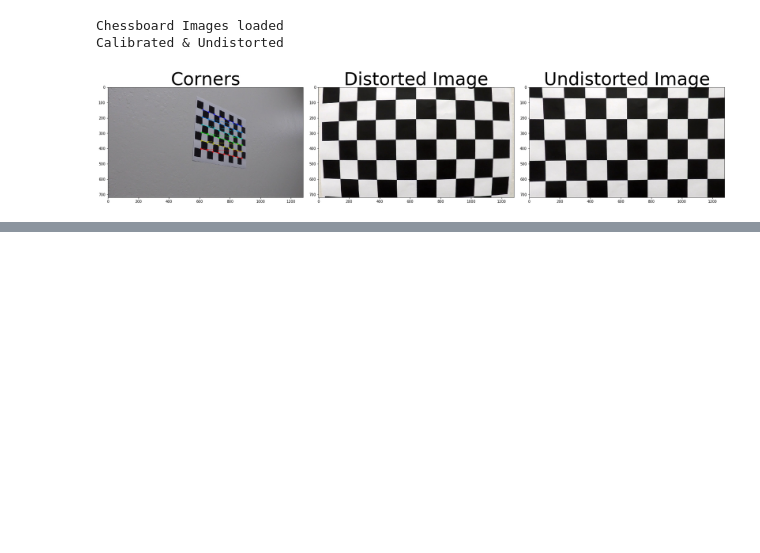
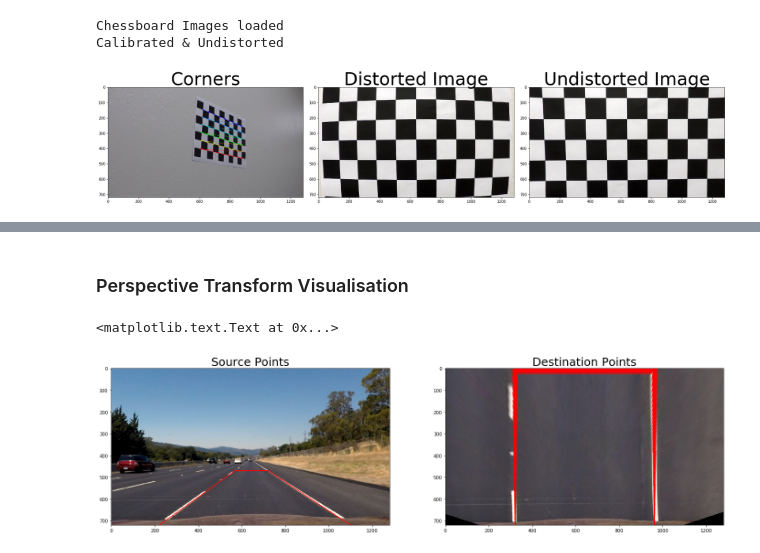
Before and after one commit to AZEngaria/CarND-P4-AdvanceLaneFinding, a Jupyter notebook: AdvanceLaneFindings.ipynb, the cells around one changed output, grey strips where cells are left out. Saved outputs shown, nothing was run; the diff lists cells and outputs as text; code cells hidden in the pictures; blank space fills up the shorter version.

```diff
--- a/AdvanceLaneFindings.ipynb
+++ b/AdvanceLaneFindings.ipynb
@@ -295,0 +322,20 @@ plt.ylim(720, 0)
+# %% [markdown]
+### Perspective Transform Visualisation
+# %%
+points = np.array([[570.,470.],[722.,470.],[1100.,image_height],[220,image_height]], np.int32)
+points = points.reshape((-1,1,2))
+test_polygon = np.copy(undistorted)
+cv2.polylines(test_polygon,[points],True,(255,0,0), thickness=2)
+mpimg.imsave(output_path + 'source.jpg', test_polygon)
+
+source_warped = cv2.warpPerspective(test_polygon, M, (image_width, image_height) , flags=cv2.INTER_LINEAR)
+mpimg.imsave(output_path + 'destination.jpg', source_warped)
+
+f, (ax1,ax2) = plt.subplots(1,2,figsize=(24, 9))
+ax1.imshow(test_polygon)
+ax1.set_title('Source Points', fontsize=25)
+ax2.imshow(source_warped)
+ax2.set_title('Destination Points', fontsize=25)
+# %% [output]
+<matplotlib.text.Text at 0x...>
+[figure, added]
```
Also changed, not shown: parts of 30 cells of this notebook.
